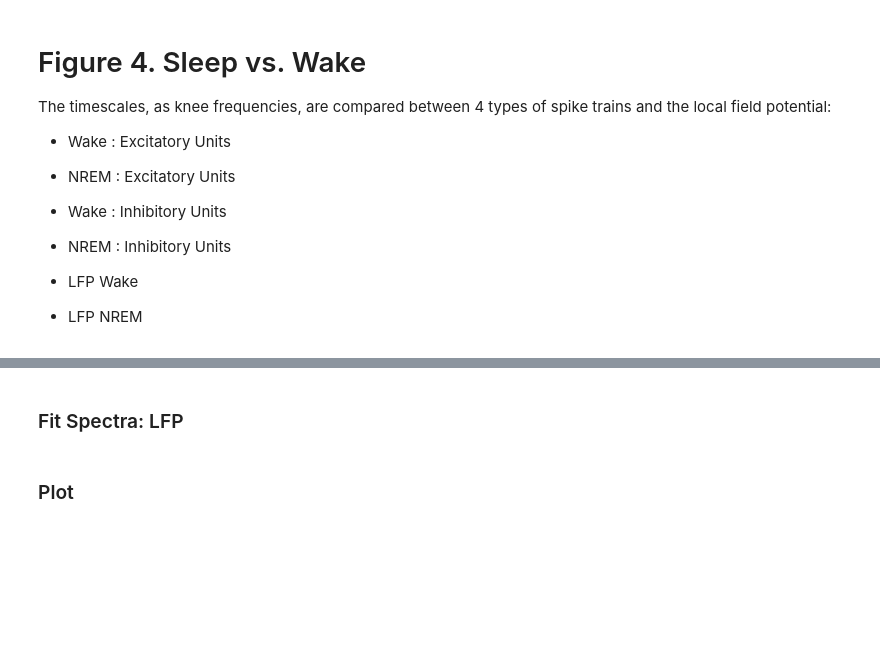
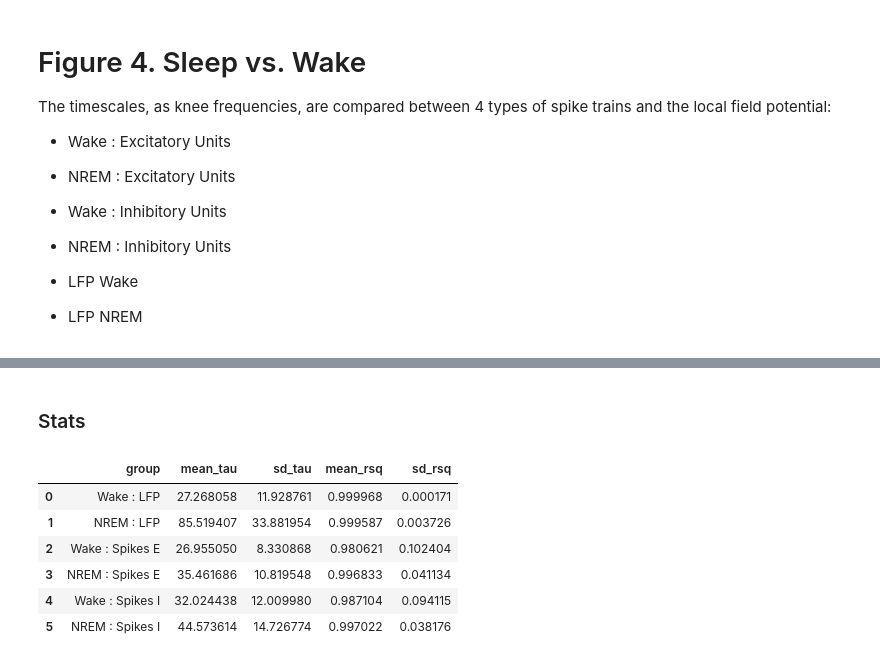
Before and after one commit to voytekresearch/timescale-methods, a Jupyter notebook: docs/figures/fig05_sleep_vs_wake.ipynb, the cells around one changed output, grey strips where cells are left out. Cells and saved outputs as stored; diff of their text form; code cells hidden in the pictures; blank space fills up the shorter version.

```diff
--- a/docs/figures/fig05_sleep_vs_wake.ipynb
+++ b/docs/figures/fig05_sleep_vs_wake.ipynb
@@ -123,8 +163,8 @@ spikes_i = spikes[1]
 
 # Compute Spectra
 f_range = (0, 100)
-bin_size = 200
-ar_order = 5
+bin_size = 100
+ar_order = 10
 
 freqs_wake, powers_wake = compute_spectra_trials(
     spikes_e, spikes_i, start_end_wake, f_range, bin_size, ar_order
@@ -309,3 +202 @@ sig_lfp_nrem = np.array([sig_lfp[s:e] for s, e in
-# %% [markdown]
-### Fit Spectra: LFP
 # %%
@@ -334,2 +223,2 @@ psd_lfp_nrem.fit(method='fooof', fooof_init=fooof_init, bounds=bounds, guess=gue
 # %% [markdown]
-### Plot
+### Stats
@@ -335,0 +300,10 @@ psd_lfp_nrem.fit(method='fooof', fooof_init=fooof_init, bounds=bounds, guess=gue
+# %%
+df_summary
+# %% [output]
+|  | group | mean_tau | sd_tau | mean_rsq | sd_rsq |
+| 0 | Wake : LFP | 27.268058 | 11.928761 | 0.999968 | 0.000171 |
+| 1 | NREM : LFP | 85.519407 | 33.881954 | 0.999587 | 0.003726 |
+| 2 | Wake : Spikes E | 26.955050 | 8.330868 | 0.980621 | 0.102404 |
+| 3 | NREM : Spikes E | 35.461686 | 10.819548 | 0.996833 | 0.041134 |
+| 4 | Wake : Spikes I | 32.024438 | 12.009980 | 0.987104 | 0.094115 |
+| 5 | NREM : Spikes I | 44.573614 | 14.726774 | 0.997022 | 0.038176 |
```
Also changed, not shown: parts of 21 cells of this notebook, 4 other files.
